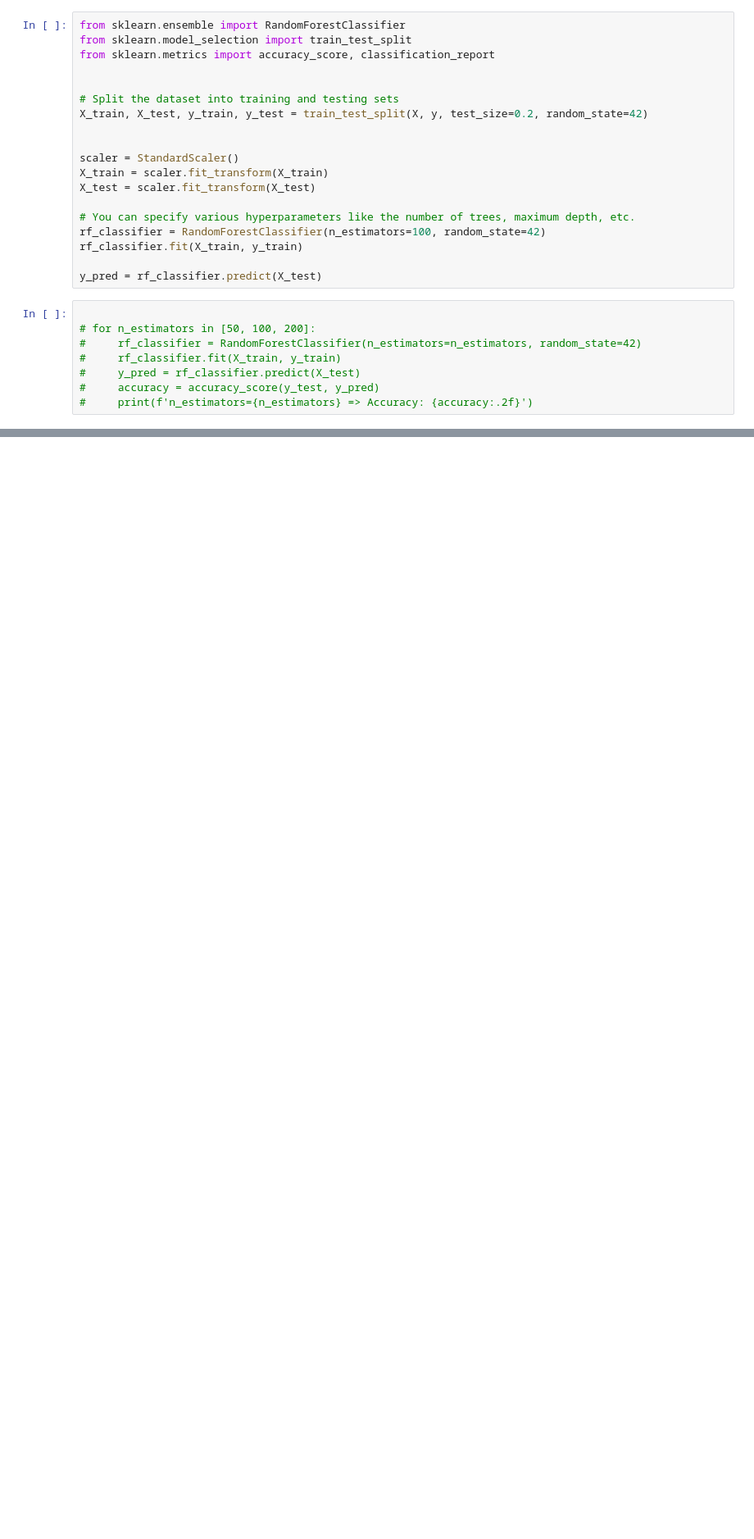
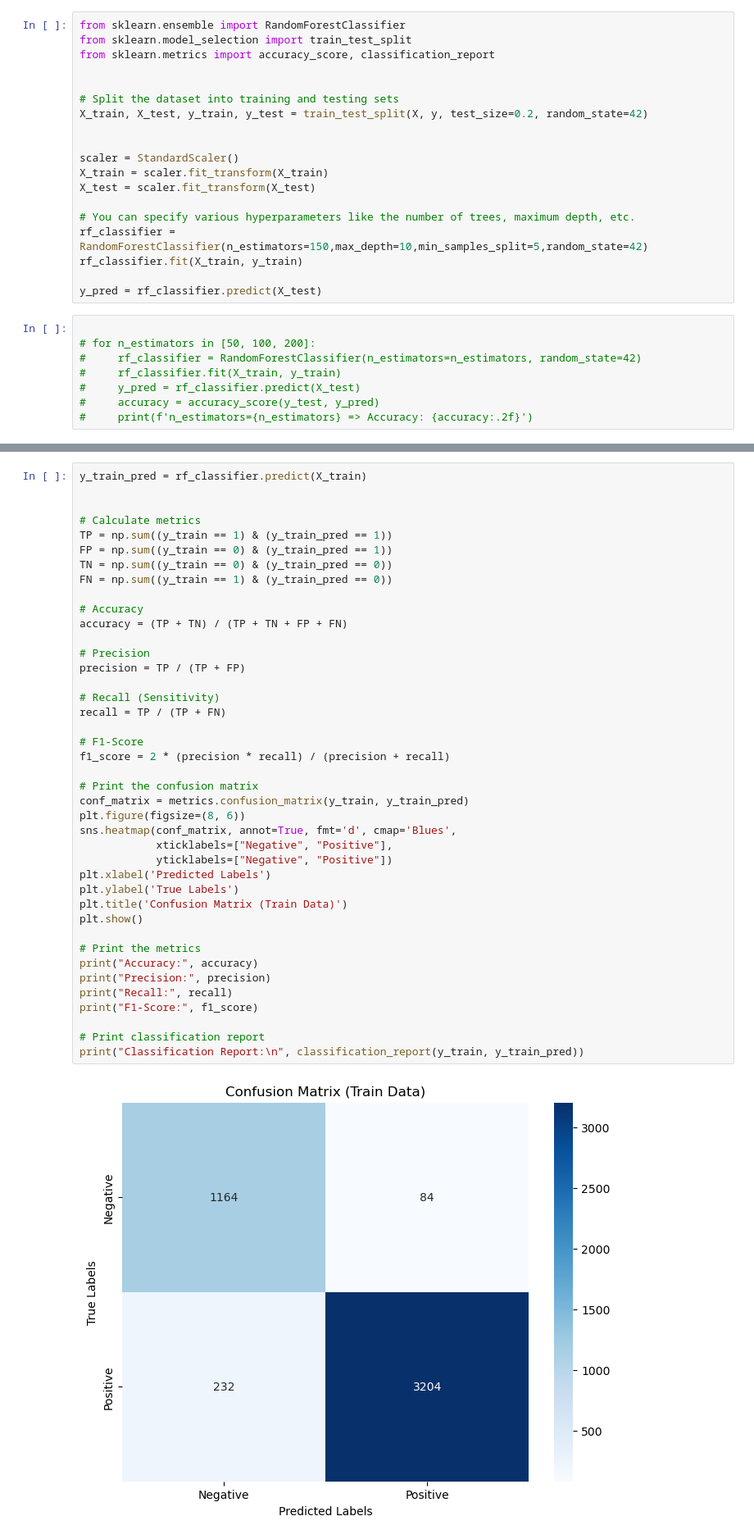
Before and after one commit to tshanmei/is460-project, a Jupyter notebook: Random Forest Classifier.ipynb, the cells around one changed output, grey strips where cells are left out. Shown: that part at 82% size. Drawn from its saved outputs; the diff is of its cells as text; blank space fills up the shorter version.

```diff
--- a/Random Forest Classifier.ipynb
+++ b/Random Forest Classifier.ipynb
@@ -28,7 +28,7 @@ X_train = scaler.fit_transform(X_train)
 X_test = scaler.fit_transform(X_test)
 
 # You can specify various hyperparameters like the number of trees, maximum depth, etc.
-rf_classifier = RandomForestClassifier(n_estimators=100, random_state=42)
+rf_classifier = RandomForestClassifier(n_estimators=150,max_depth=10,min_samples_split=5,random_state=42)
 rf_classifier.fit(X_train, y_train)
 
 y_pred = rf_classifier.predict(X_test)
@@ -42,0 +49,43 @@ y_pred = rf_classifier.predict(X_test)
+# %%
+y_train_pred = rf_classifier.predict(X_train)
+
+
+# Calculate metrics
+TP = np.sum((y_train == 1) & (y_train_pred == 1))
+FP = np.sum((y_train == 0) & (y_train_pred == 1))
+TN = np.sum((y_train == 0) & (y_train_pred == 0))
+FN = np.sum((y_train == 1) & (y_train_pred == 0))
+
+# Accuracy
+accuracy = (TP + TN) / (TP + TN + FP + FN)
+
+# Precision
+precision = TP / (TP + FP)
+
+# Recall (Sensitivity)
+recall = TP / (TP + FN)
+
+# F1-Score
+f1_score = 2 * (precision * recall) / (precision + recall)
+
+# Print the confusion matrix
+conf_matrix = metrics.confusion_matrix(y_train, y_train_pred)
+plt.figure(figsize=(8, 6))
+sns.heatmap(conf_matrix, annot=True, fmt='d', cmap='Blues',
+            xticklabels=["Negative", "Positive"],
+            yticklabels=["Negative", "Positive"])
+plt.xlabel('Predicted Labels')
+plt.ylabel('True Labels')
+plt.title('Confusion Matrix (Train Data)')
+plt.show()
+
+# Print the metrics
+print("Accuracy:", accuracy)
+print("Precision:", precision)
+print("Recall:", recall)
+print("F1-Score:", f1_score)
+
+# Print classification report
+print("Classification Report:\n", classification_report(y_train, y_train_pred))
+# %% [output]
+[figure, added]
```
Also changed, not shown: parts of 4 cells of this notebook, 1 other file.
